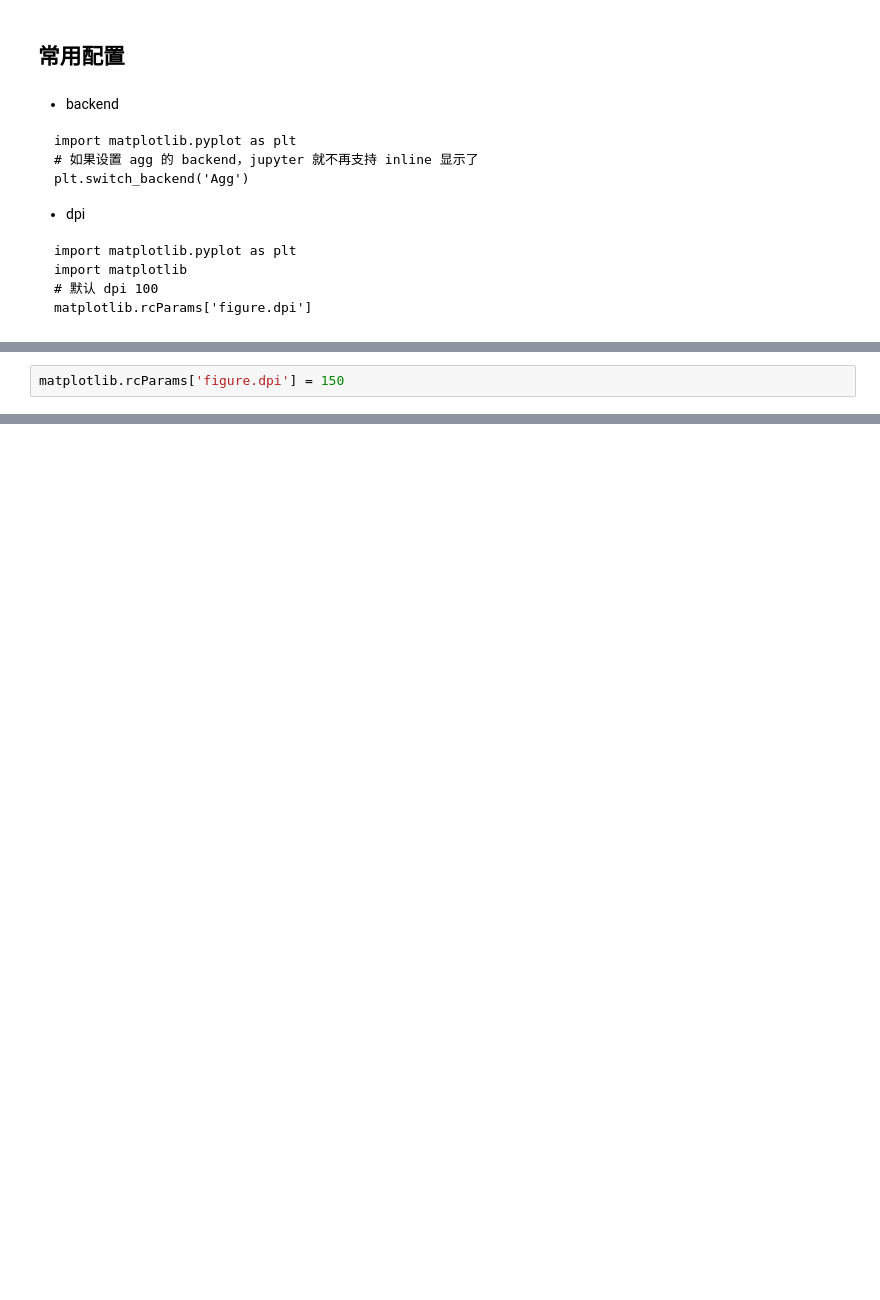
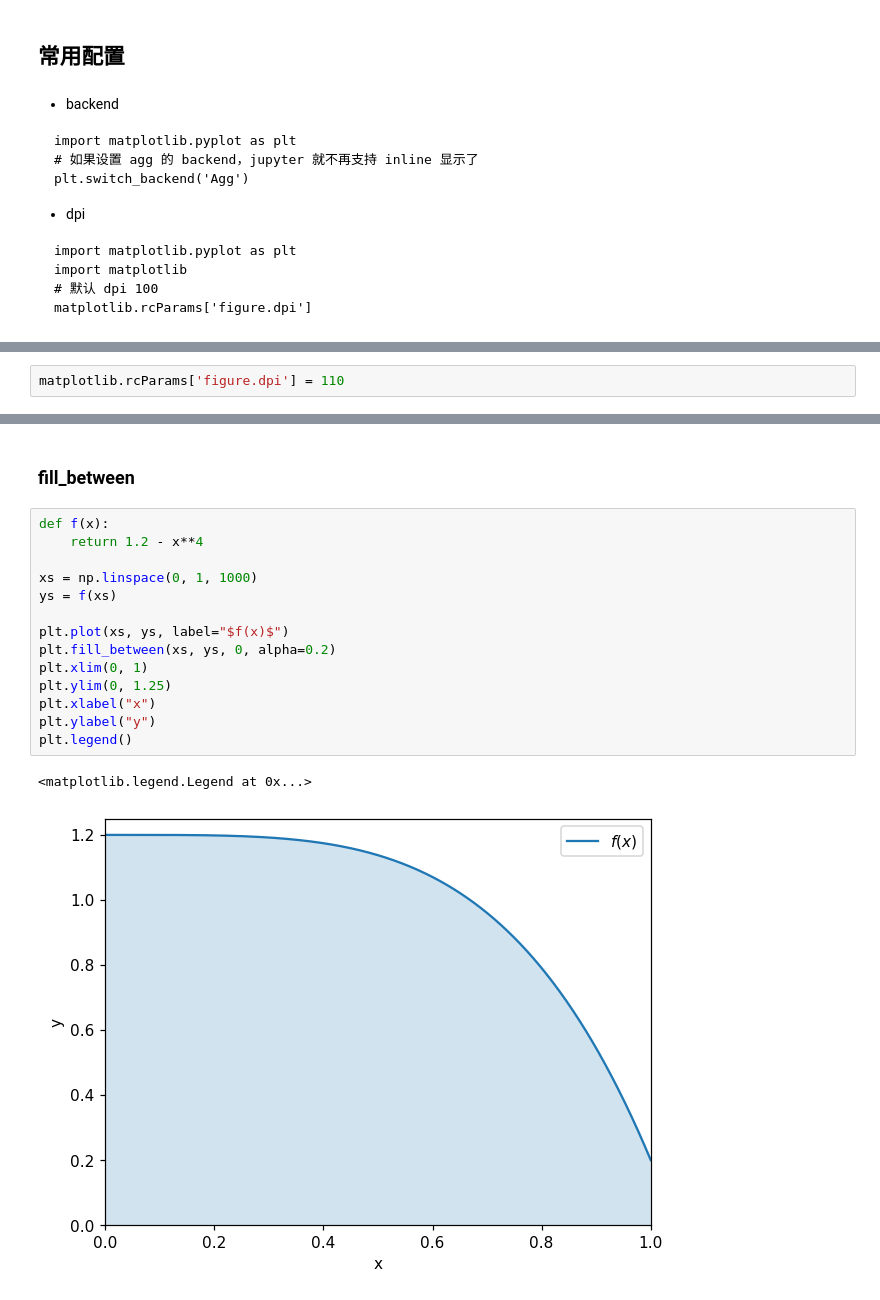
Before and after one commit to chunhuizhang/full_stack, a Jupyter notebook: tutorials/可视化/matplotlib.ipynb, the cells around one changed output, grey strips where cells are left out. Saved outputs shown, nothing was run; the diff lists cells and outputs as text; blank space fills up the shorter version.

```diff
--- a/tutorials/可视化/matplotlib.ipynb
+++ b/tutorials/可视化/matplotlib.ipynb
@@ -44,7 +27,26 @@ RcParams({'_internal.classic_mode': False,
 # %%
-matplotlib.rcParams['figure.dpi'] = 150
+matplotlib.rcParams['figure.dpi'] = 110
 # %%
 plt.plot(range(5), range(5))
 # %% [output]
 [<matplotlib.lines.Line2D at 0x...>]
 [figure]
+# %% [markdown]
+### fill_between
+# %%
+def f(x):
+    return 1.2 - x**4
+
+xs = np.linspace(0, 1, 1000)
+ys = f(xs)
+
+plt.plot(xs, ys, label="$f(x)$")
+plt.fill_between(xs, ys, 0, alpha=0.2)
+plt.xlim(0, 1)
+plt.ylim(0, 1.25)
+plt.xlabel("x")
+plt.ylabel("y")
+plt.legend()
+# %% [output]
+<matplotlib.legend.Legend at 0x...>
+[figure, added]
```
Also changed, not shown: parts of 2 cells of this notebook.
